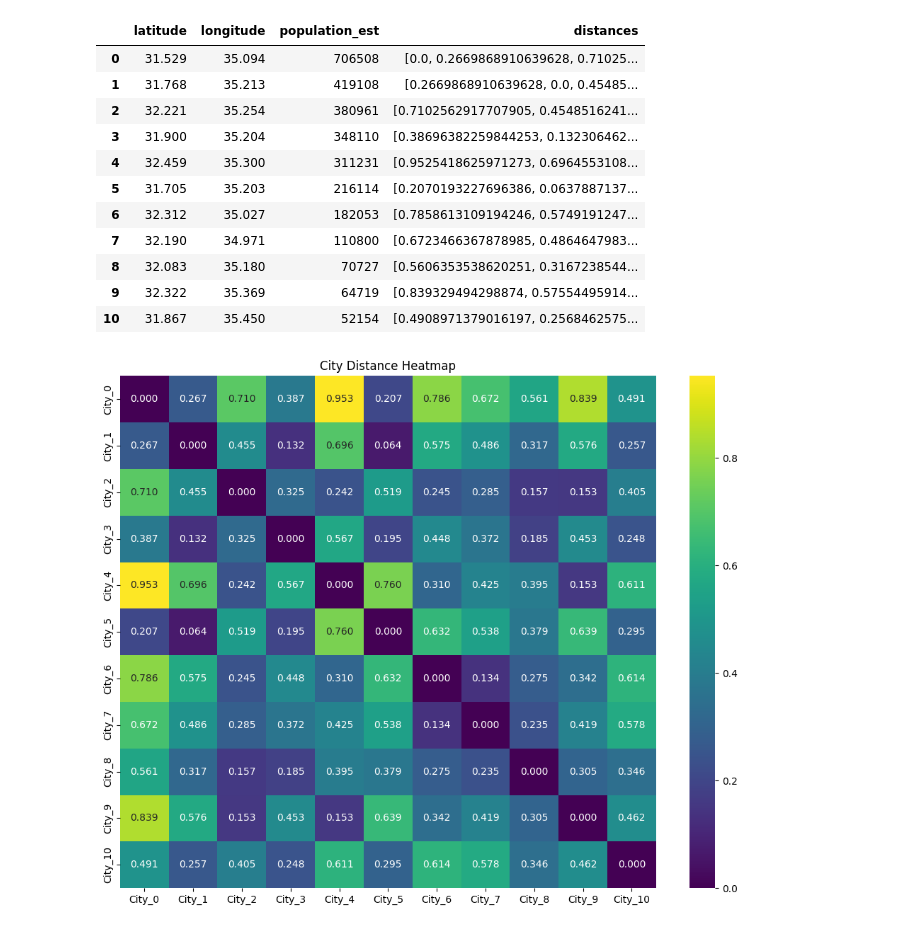
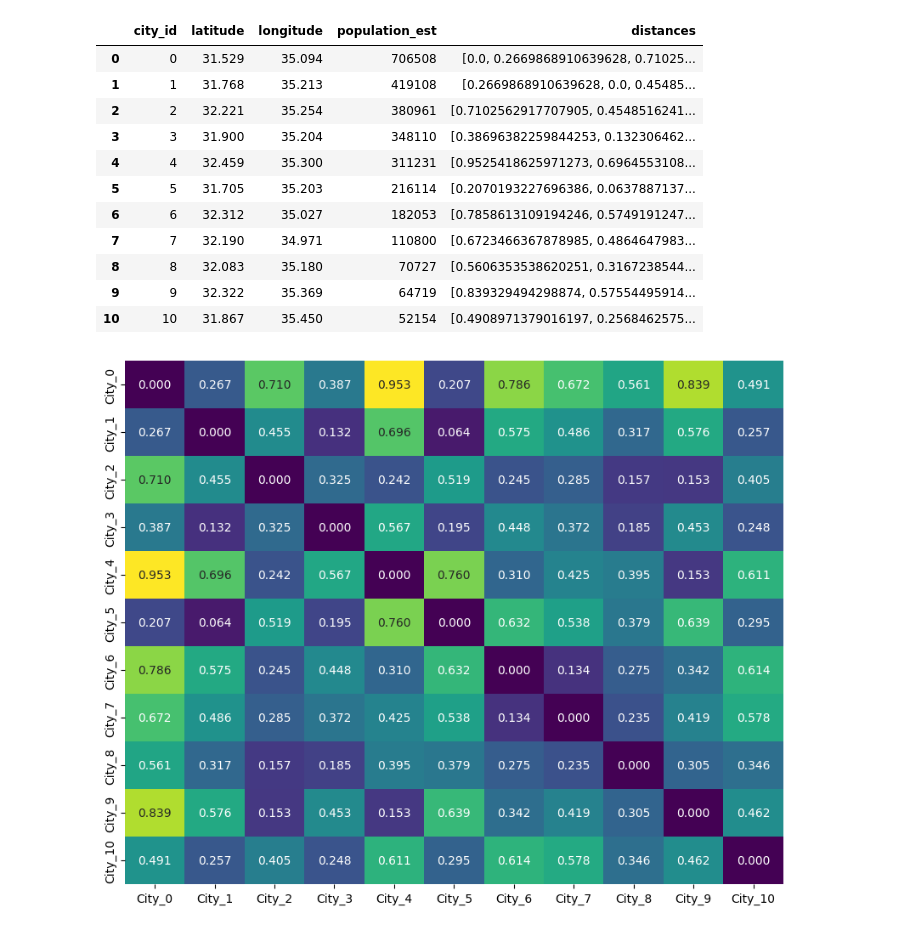
Before and after one commit to mlopezig59/QIF_OptimizationProblem, a Jupyter notebook: Friso/friso.ipynb, the cells around one changed output. Cells and saved outputs as stored; diff of their text form; code cells hidden in the pictures.

```diff
--- a/Friso/friso.ipynb
+++ b/Friso/friso.ipynb
@@ -3,8 +3,14 @@ import numpy as np
 import pandas as pd
 import seaborn as sns
 import matplotlib.pyplot as plt
-df_cities=pd.read_csv("main_cities.csv")
-df_cities=df_cities.drop(columns="Unnamed: 0")
+df = pd.read_csv(
+    "../main_cities.csv",
+    sep=",",
+    header=0,
+    names=["city_id", "latitude", "longitude", "population_est"]
+)
+
+nodes = df[["city_id", "latitude", "longitude", "population_est"]]
 # %%
 def _compute_distance(city_1, city_2):
     delta_long = city_1["longitude"] - city_2["longitude"]
@@ -12,32 +18,32 @@ def _compute_distance(city_1, city_2):
     dist = np.sqrt(delta_long**2 + delta_lat**2)
     return dist
 
-df_cities["distances"] = df_cities.apply(
-    lambda city: df_cities.apply(lambda other: _compute_distance(city, other), axis=1).to_list(),
+df["distances"] = df.apply(
+    lambda city: df.apply(lambda other: _compute_distance(city, other), axis=1).to_list(),
     axis=1
 )
 
-df_cities
+df
 # %% [output]
-|  | latitude | longitude | population_est | distances |
-| 0 | 31.529 | 35.094 | 706508 | [0.0, 0.2669868910639628, 0.71025... |
-| 1 | 31.768 | 35.213 | 419108 | [0.2669868910639628, 0.0, 0.45485... |
-| 2 | 32.221 | 35.254 | 380961 | [0.7102562917707905, 0.4548516241... |
-| 3 | 31.900 | 35.204 | 348110 | [0.38696382259844253, 0.132306462... |
-| 4 | 32.459 | 35.300 | 311231 | [0.9525418625971273, 0.6964553108... |
-| 5 | 31.705 | 35.203 | 216114 | [0.2070193227696386, 0.0637887137... |
-| 6 | 32.312 | 35.027 | 182053 | [0.7858613109194246, 0.5749191247... |
-| 7 | 32.190 | 34.971 | 110800 | [0.6723466367878985, 0.4864647983... |
-| 8 | 32.083 | 35.180 | 70727 | [0.5606353538620251, 0.3167238544... |
-| 9 | 32.322 | 35.369 | 64719 | [0.839329494298874, 0.57554495914... |
-| 10 | 31.867 | 35.450 | 52154 | [0.4908971379016197, 0.2568462575... |
+|  | city_id | latitude | longitude | population_est | distances |
+| 0 | 0 | 31.529 | 35.094 | 706508 | [0.0, 0.2669868910639628, 0.71025... |
+| 1 | 1 | 31.768 | 35.213 | 419108 | [0.2669868910639628, 0.0, 0.45485... |
+| 2 | 2 | 32.221 | 35.254 | 380961 | [0.7102562917707905, 0.4548516241... |
+| 3 | 3 | 31.900 | 35.204 | 348110 | [0.38696382259844253, 0.132306462... |
+| 4 | 4 | 32.459 | 35.300 | 311231 | [0.9525418625971273, 0.6964553108... |
+| 5 | 5 | 31.705 | 35.203 | 216114 | [0.2070193227696386, 0.0637887137... |
+| 6 | 6 | 32.312 | 35.027 | 182053 | [0.7858613109194246, 0.5749191247... |
+| 7 | 7 | 32.190 | 34.971 | 110800 | [0.6723466367878985, 0.4864647983... |
+| 8 | 8 | 32.083 | 35.180 | 70727 | [0.5606353538620251, 0.3167238544... |
+| 9 | 9 | 32.322 | 35.369 | 64719 | [0.839329494298874, 0.57554495914... |
+| 10 | 10 | 31.867 | 35.450 | 52154 | [0.4908971379016197, 0.2568462575... |
 # %%
-city_labels = [f"City_{i}" for i in df_cities.index]
+city_labels = [f"City_{i}" for i in df.index]
 
-distance_table = pd.DataFrame(df_cities["distances"].to_list(),index=city_labels,columns=city_labels)
+distance_table = pd.DataFrame(df["distances"].to_list(),index=city_labels,columns=city_labels)
 
 plt.figure(figsize=(10, 8))
 sns.heatmap(distance_table,cmap="viridis",annot=True,fmt=".3f",cbar=False)
 plt.show()
 # %% [output]
-[figure, old version]
+[figure, new version]
```
Also changed, not shown: parts of 2 cells of this notebook.
